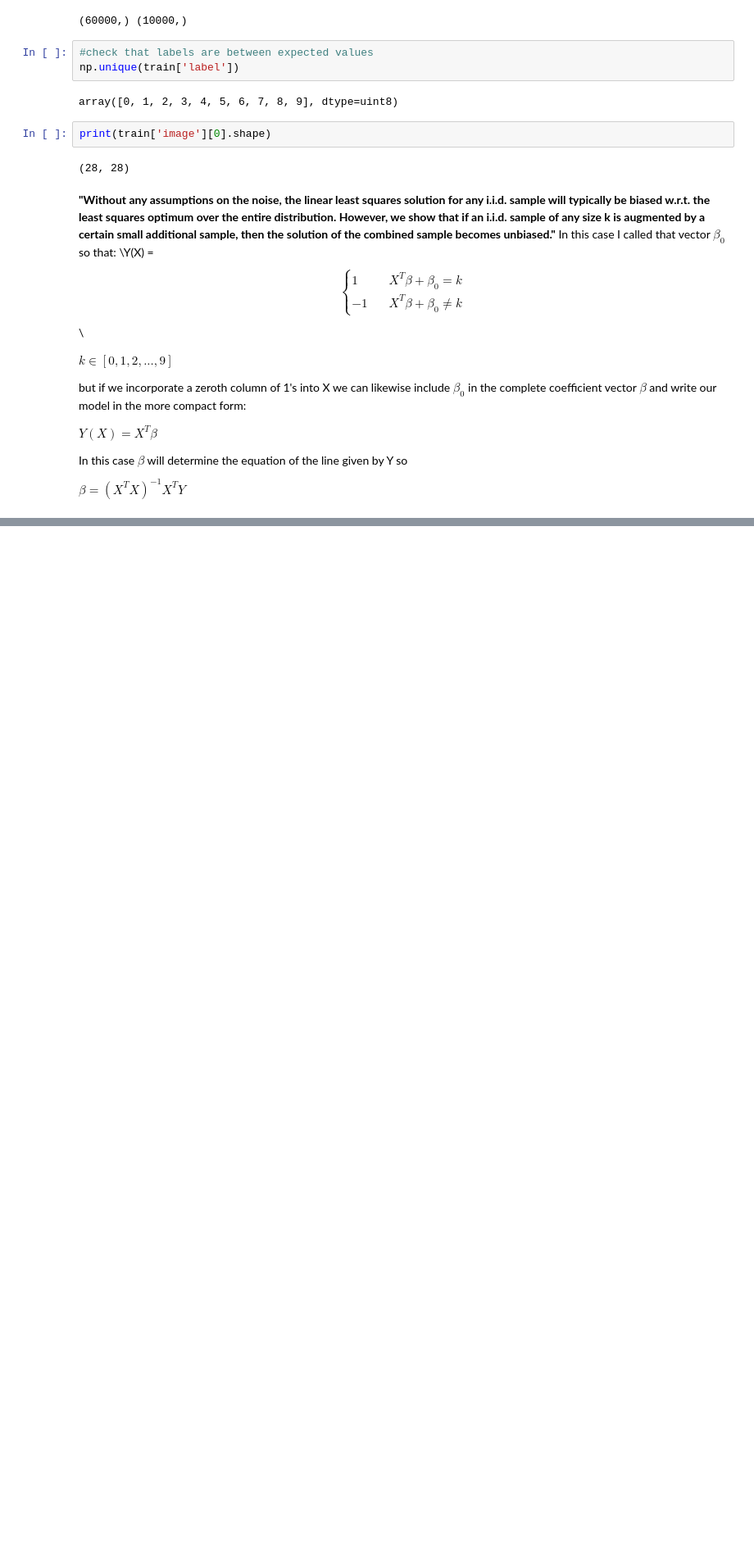
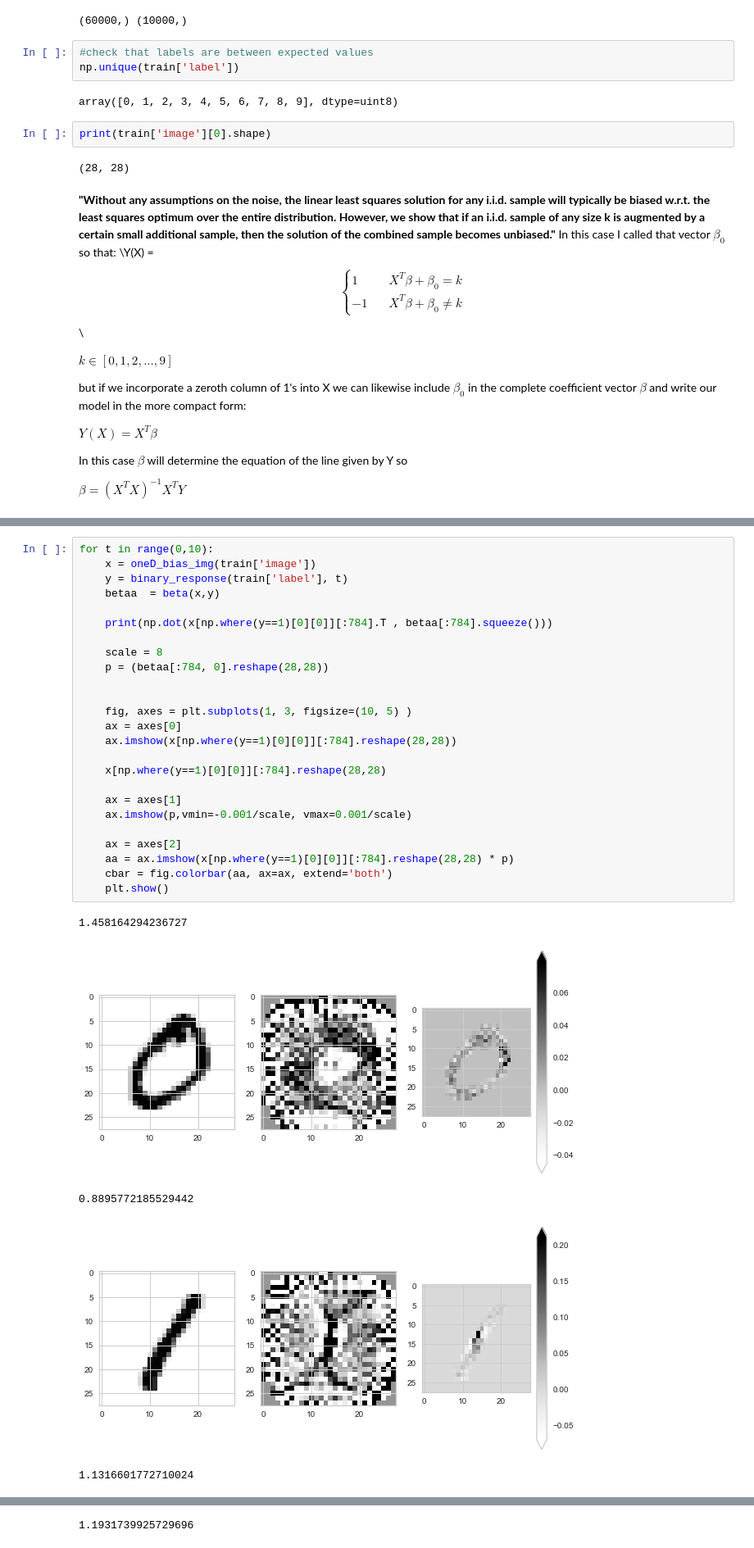
Before and after one commit to jvivar2383/Stat_Proj, a Jupyter notebook: stats_final_project.ipynb, the cells around one changed output, grey strips where cells are left out. Shown: that part at 82% size. Drawn from its saved outputs; the diff is of its cells as text; blank space fills up the shorter version.

```diff
--- a/stats_final_project.ipynb
+++ b/stats_final_project.ipynb
@@ -159,0 +262,31 @@ True Positive = 7873, False Positive = 980, False Negative = 1147, and True Nega
+# %%
+for t in range(0,10):
+    x = oneD_bias_img(train['image'])
+    y = binary_response(train['label'], t)
+    betaa  = beta(x,y)
+
+    print(np.dot(x[np.where(y==1)[0][0]][:784].T , betaa[:784].squeeze()))
+
+    scale = 8
+    p = (betaa[:784, 0].reshape(28,28))
+
+
+    fig, axes = plt.subplots(1, 3, figsize=(10, 5) )
+    ax = axes[0]
+    ax.imshow(x[np.where(y==1)[0][0]][:784].reshape(28,28))
+
+    x[np.where(y==1)[0][0]][:784].reshape(28,28)
+
+    ax = axes[1]
+    ax.imshow(p,vmin=-0.001/scale, vmax=0.001/scale)
+
+    ax = axes[2]
+    aa = ax.imshow(x[np.where(y==1)[0][0]][:784].reshape(28,28) * p)
+    cbar = fig.colorbar(aa, ax=ax, extend='both')
+    plt.show()
+# %% [output]
+1.458164294236727
+[figure, added]
+0.8895772185529442
+[figure, added]
+1.1316601772710024
@@ -159,0 +294 @@ True Positive = 7873, False Positive = 980, False Negative = 1147, and True Nega
+1.1931739925729696
```
Also changed, not shown: parts of 24 cells of this notebook.
